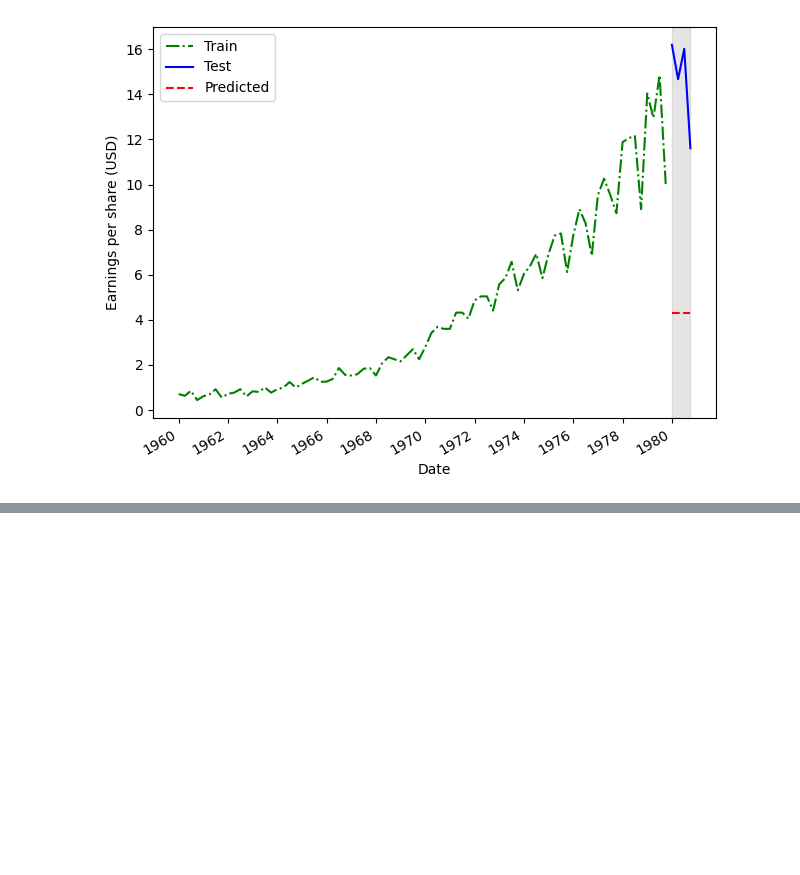
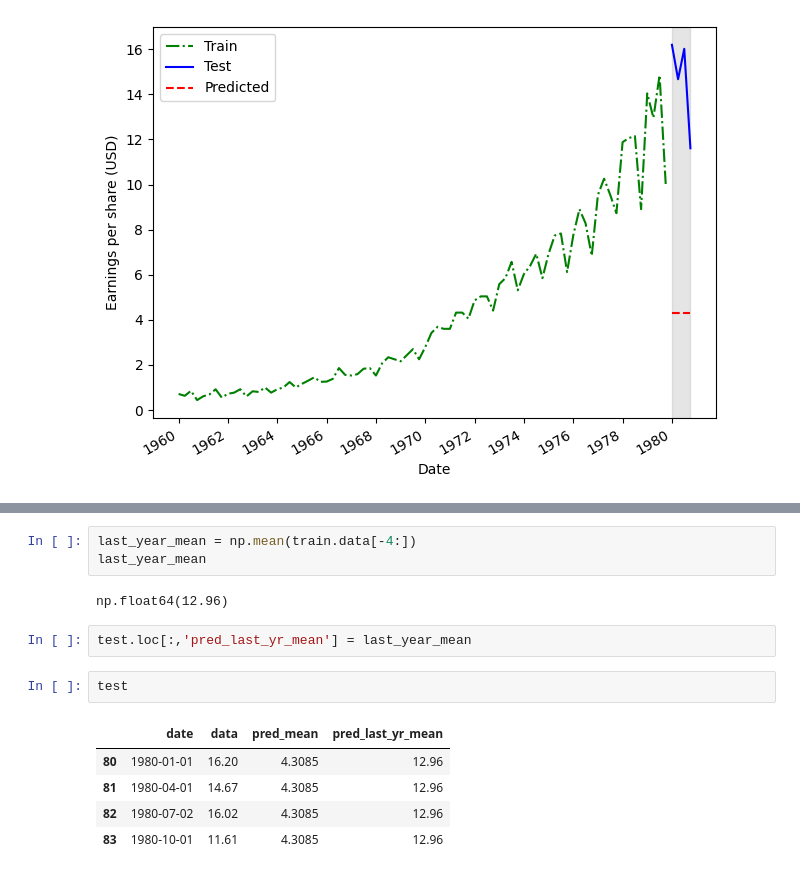
Before and after one commit to alejandro-armenta/time, a Jupyter notebook: baseline.ipynb, the cells around one changed output, grey strips where cells are left out. Saved outputs shown, nothing was run; the diff lists cells and outputs as text; blank space fills up the shorter version.

```diff
--- a/baseline.ipynb
+++ b/baseline.ipynb
@@ -87,0 +105,15 @@ plt.savefig('prediction.png')
+# %%
+last_year_mean = np.mean(train.data[-4:])
+last_year_mean
+# %% [output]
+np.float64(12.96)
+# %%
+test.loc[:,'pred_last_yr_mean'] = last_year_mean
+# %%
+test
+# %% [output]
+|  | date | data | pred_mean | pred_last_yr_mean |
+| 80 | 1980-01-01 | 16.20 | 4.3085 | 12.96 |
+| 81 | 1980-04-01 | 14.67 | 4.3085 | 12.96 |
+| 82 | 1980-07-02 | 16.02 | 4.3085 | 12.96 |
+| 83 | 1980-10-01 | 11.61 | 4.3085 | 12.96 |
```
Also changed, not shown: parts of 7 cells of this notebook, 1 other file.
